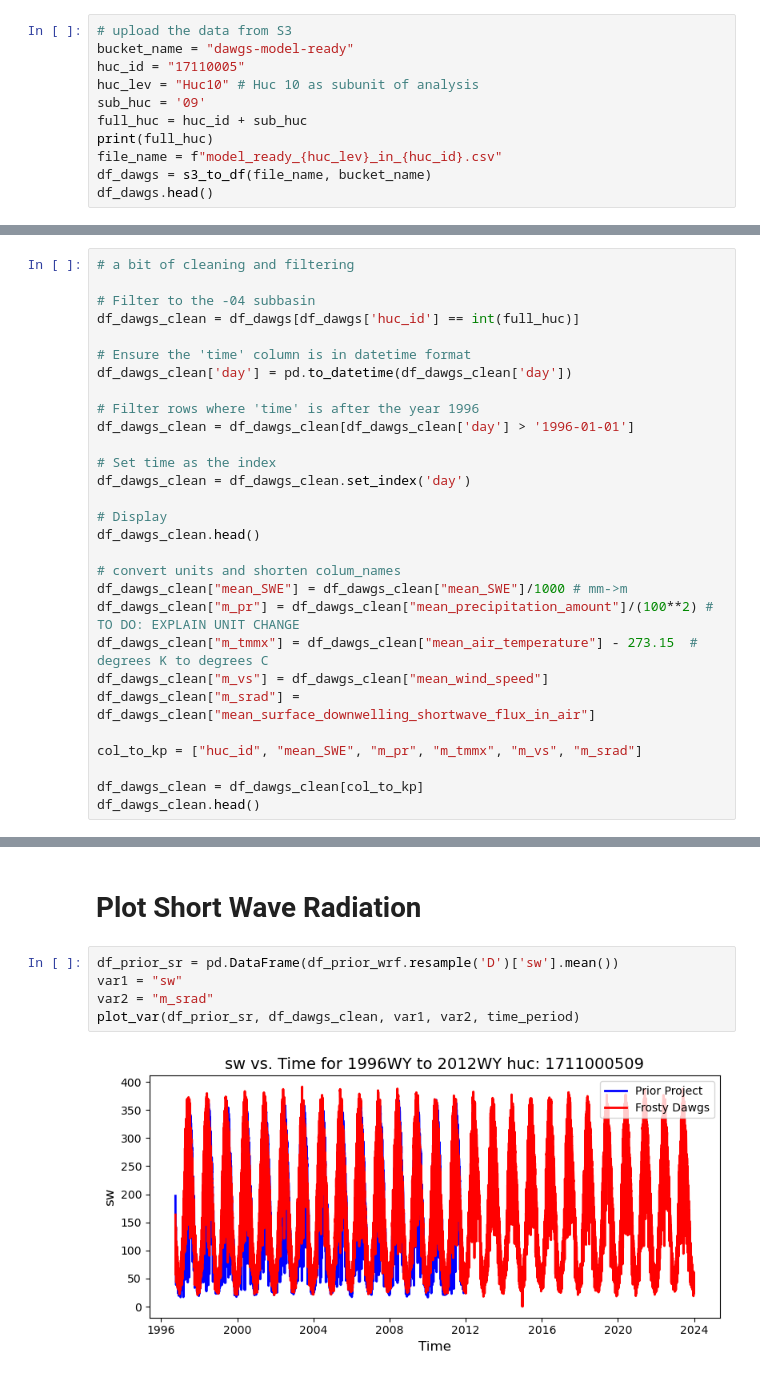
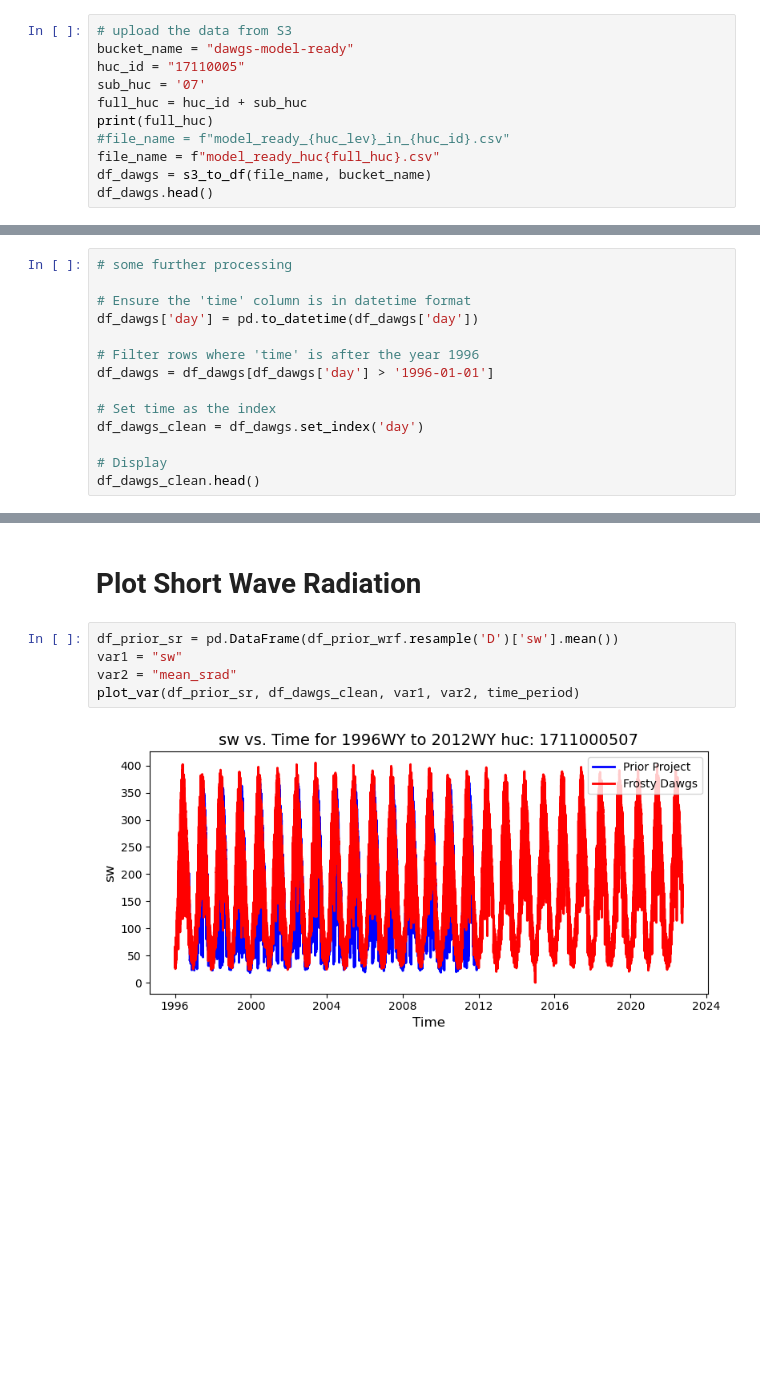
Before and after one commit to DSHydro/SnowML, a Jupyter notebook: notebooks/Verify_Pipeline/VerifyDataPipe.ipynb, the cells around one changed output, grey strips where cells are left out. Saved outputs shown, nothing was run; the diff lists cells and outputs as text; blank space fills up the shorter version.

Commit message:
PipelineUpdate - RefactorModelReadyToMatchLSTM (#9)
* refactor bronze and buckets

* refactor gold to model

* Add one_huc_all

* CLean up var order and units

```diff
--- a/notebooks/Verify_Pipeline/VerifyDataPipe.ipynb
+++ b/notebooks/Verify_Pipeline/VerifyDataPipe.ipynb
@@ -47,11 +48,11 @@ def s3_to_df(file_name, bucket_name):
 # upload the data from S3
 bucket_name = "dawgs-model-ready"
 huc_id = "17110005"
-huc_lev = "Huc10" # Huc 10 as subunit of analysis
-sub_huc = '09'
+sub_huc = '07'
 full_huc = huc_id + sub_huc
 print(full_huc)
-file_name = f"model_ready_{huc_lev}_in_{huc_id}.csv"
+#file_name = f"model_ready_{huc_lev}_in_{huc_id}.csv"
+file_name = f"model_ready_huc{full_huc}.csv"
 df_dawgs = s3_to_df(file_name, bucket_name)
 df_dawgs.head()
 # %% [output]
@@ -65,32 +66,17 @@ df_dawgs.head()
 # %% [markdown]
 Note no data in 0501, 0502, 0503 as they are in Canada
 # %%
-# a bit of cleaning and filtering
-
-# Filter to the -04 subbasin
-df_dawgs_clean = df_dawgs[df_dawgs['huc_id'] == int(full_huc)]
+# some further processing
 
 # Ensure the 'time' column is in datetime format
-df_dawgs_clean['day'] = pd.to_datetime(df_dawgs_clean['day'])
+df_dawgs['day'] = pd.to_datetime(df_dawgs['day'])
 
 # Filter rows where 'time' is after the year 1996
-df_dawgs_clean = df_dawgs_clean[df_dawgs_clean['day'] > '1996-01-01']
+df_dawgs = df_dawgs[df_dawgs['day'] > '1996-01-01']
 
 # Set time as the index
-df_dawgs_clean = df_dawgs_clean.set_index('day')
+df_dawgs_clean = df_dawgs.set_index('day')
 
 # Display
 df_dawgs_clean.head()
-
-# convert units and shorten colum_names
-df_dawgs_clean["mean_SWE"] = df_dawgs_clean["mean_SWE"]/1000 # mm->m
-df_dawgs_clean["m_pr"] = df_dawgs_clean["mean_precipitation_amount"]/(100**2) # TO DO: EXPLAIN UNIT CHANGE
-df_dawgs_clean["m_tmmx"] = df_dawgs_clean["mean_air_temperature"] - 273.15  # degrees K to degrees C
-df_dawgs_clean["m_vs"] = df_dawgs_clean["mean_wind_speed"]
-df_dawgs_clean["m_srad"] = df_dawgs_clean["mean_surface_downwelling_shortwave_flux_in_air"]
-
-col_to_kp = ["huc_id", "mean_SWE", "m_pr", "m_tmmx", "m_vs", "m_srad"]
-
-df_dawgs_clean = df_dawgs_clean[col_to_kp]
-df_dawgs_clean.head()
 # %% [output]
@@ -326,9 +310,9 @@ plot_var_stacked(df_prior_wind, df_dawgs_clean, var1, var2, time_period)
 # %%
 df_prior_sr = pd.DataFrame(df_prior_wrf.resample('D')['sw'].mean())
 var1 = "sw"
-var2 = "m_srad"
+var2 = "mean_srad"
 plot_var(df_prior_sr, df_dawgs_clean, var1, var2, time_period)
 # %% [output]
-[figure, old version]
+[figure, new version]
 # %%
 plot_var_stacked(df_prior_sr, df_dawgs_clean, var1, var2, time_period)
```
Also changed, not shown: parts of 26 cells of this notebook, 5 other files.
